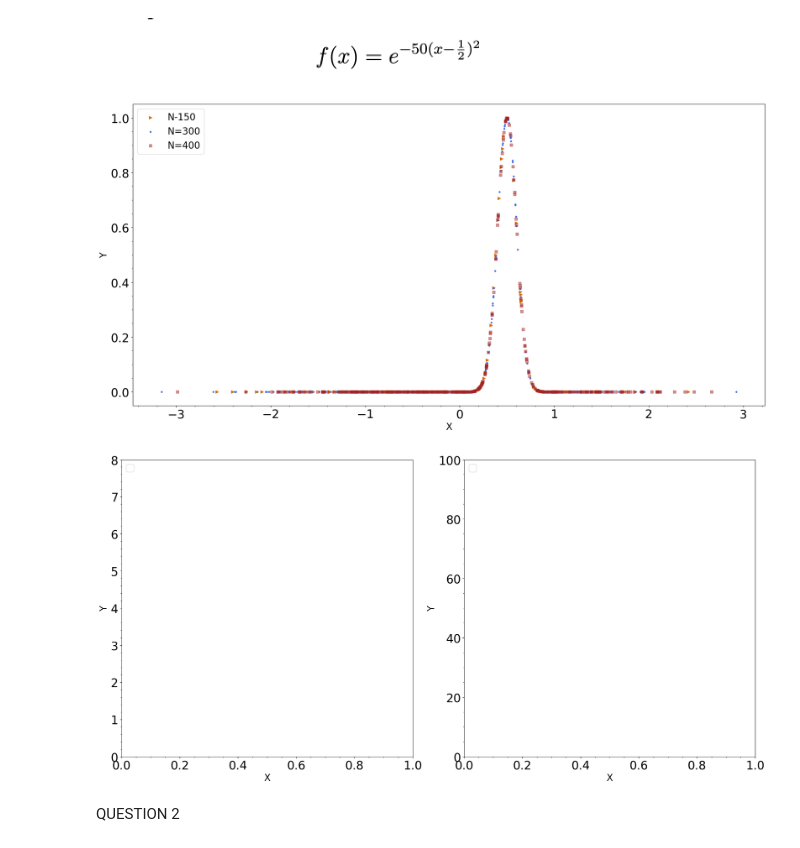
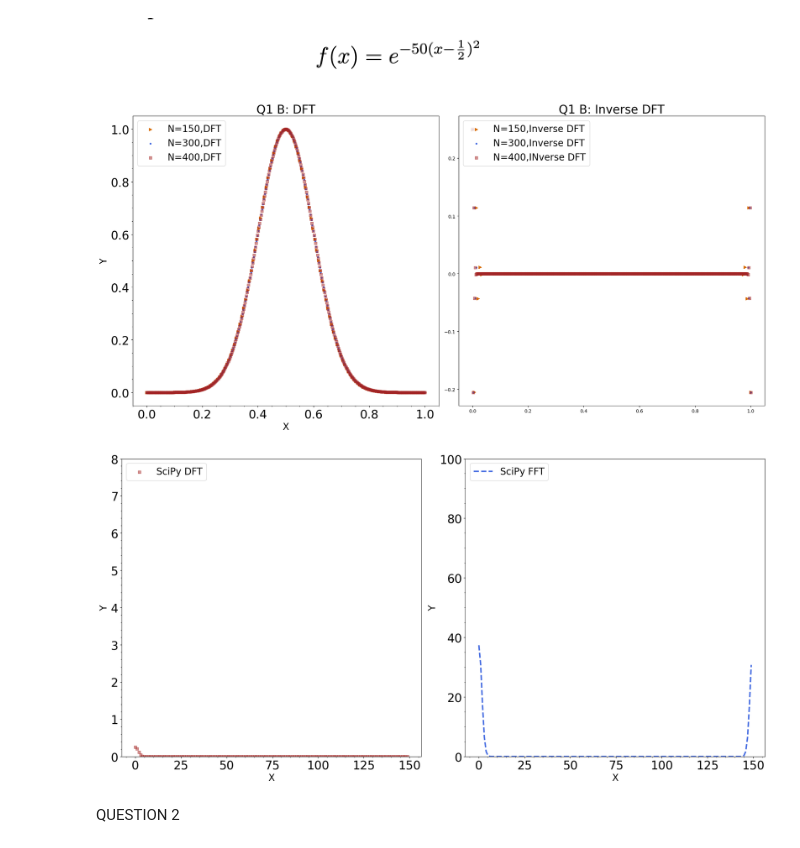
Before and after one commit to Astro-CMalhas/Computational-Astronomy, a Jupyter notebook: Comp_HW_5_FFT.ipynb, the cells around one changed output. Cells and saved outputs as stored; diff of their text form; code cells hidden in the pictures.

Commit message:
Updating plot for 1b and begin func for 1c
Import scipy fft and fix the plot from 1b.

```diff
--- a/Comp_HW_5_FFT.ipynb
+++ b/Comp_HW_5_FFT.ipynb
@@ -91,46 +95,56 @@ Q1BNumerical = np.sum(func1(arraytest400))
 # %%
+#plotting q1 B
+fig, (ax1, ax2) = plt.subplots(1, 2, figsize=(20, 10))
 
-fig, (ax1) = plt.subplots(1, 1, figsize=(20, 10))
-
-#ax1.plot(x_ex1, y_ex1, 'k-', linewidth=6, label='y = tan(x)')
-#ax1.plot(x_e1, y_e1, color=color4, linestyle='--', linewidth=6, label='Euler, 50 steps')
-#ax1.plot(x_rk1, y_ex1,linewidth=2, label='RK4')
 
 #ax1.plot(x_rk1, y_rk1, color='#a52422', linestyle='dotted', linewidth=12, label='RK4, 50 steps')
 
 
 
 ax1.set_xlabel("X", fontsize=20)
 ax1.set_ylabel("Y", fontsize=20)
 ax1.tick_params(axis='both', which='major', labelsize=25)
 ax1.legend(loc='upper left', fontsize=20)
 ax1.minorticks_on()
 
-ax1.scatter(arraytest150, func1(arraytest150),label="N-150",c=color1,marker='>')
-ax1.scatter(arraytest300, func1(arraytest300),label="N=300",c=color2,marker='.')
-ax1.scatter(arraytest400, func1(arraytest400),label="N=400",c=color3,marker='s',alpha=.5)
+ax1.scatter(arraytest150, func1(arraytest150),label="N=150,DFT",c=color1,marker='>')
+ax1.scatter(arraytest300, func1(arraytest300),label="N=300,DFT",c=color2,marker='.')
+ax1.scatter(arraytest400, func1(arraytest400),label="N=400,DFT",c=color3,marker='s',alpha=.5)
 
 #plt.savefig('Fig1',dpi = 300
+ax2.scatter(arraytest150, np.real(Q1BNumerical1A), label="N=150,Inverse DFT", c=color1, marker='>')
+ax2.scatter(arraytest300, np.real(Q1BNumerical1B), label="N=300,Inverse DFT", c=color2, marker='.')
+ax2.scatter(arraytest400, np.real(Q1BNumerical1C), label="N=400,INverse DFT", c=color3, marker='s', alpha=.5)
+ax1.legend(loc='upper left', fontsize=20)
+ax2.legend(loc='upper left', fontsize=20)
 
 
-ax1.legend(loc='upper left', fontsize=20)
+ax1.set_title("Q1 B: DFT", fontsize=25)
+ax2.set_title("Q1 B: Inverse DFT", fontsize=25)
+
+
+
 #plt.savefig('Fig1',dpi = 300)
 plt.tight_layout()
 plt.show()
 
 plt.show()
 # %% [output]
-[figure, old version]
+[figure, new version]
 # %%
-|
+#Plotting Q 1 C
+
+Q1Cscipy = np.fft.fft(func1(arraytest150))
+
+
+
 fig, (ax1, ax2) = plt.subplots(1, 2, figsize=(20, 10))
 
 #ax1.plot(x_ex1, y_ex1, 'k-', linewidth=6, label='y = tan(x)')
 #ax1.plot(x_e1, y_e1, color=color4, linestyle='--', linewidth=6, label='Euler, 50 steps')
 #ax1.plot(x_rk1, y_ex1,linewidth=2, label='RK4')
 
-#ax1.plot(x_rk1, y_rk1, color='#a52422', linestyle='dotted', linewidth=12, label='RK4, 50 steps')
-
+ax1.scatter(np.arange(150), np.abs(Q1BNumerical1C[:150]), label="SciPy DFT", c=color3, marker='s', alpha=0.5)
 
 
 ax1.set_ylim(0, 8)
@@ -149,6 +163,7 @@ ax1.minorticks_on()
 
 
 
+ax2.plot(np.arange(150), np.abs(Q1Cscipy[:150]), label="SciPy FFT", color=color2, linewidth=3, linestyle='dashed')
 
 ax2.set_ylim(0, 100)
 ax2.set_xlabel("X", fontsize=20)
@@ -163,4 +178,4 @@ plt.show()
 
 plt.show()
 # %% [output]
-[figure, old version]
+[figure, new version]
```
Also changed, not shown: parts of 4 cells of this notebook.
